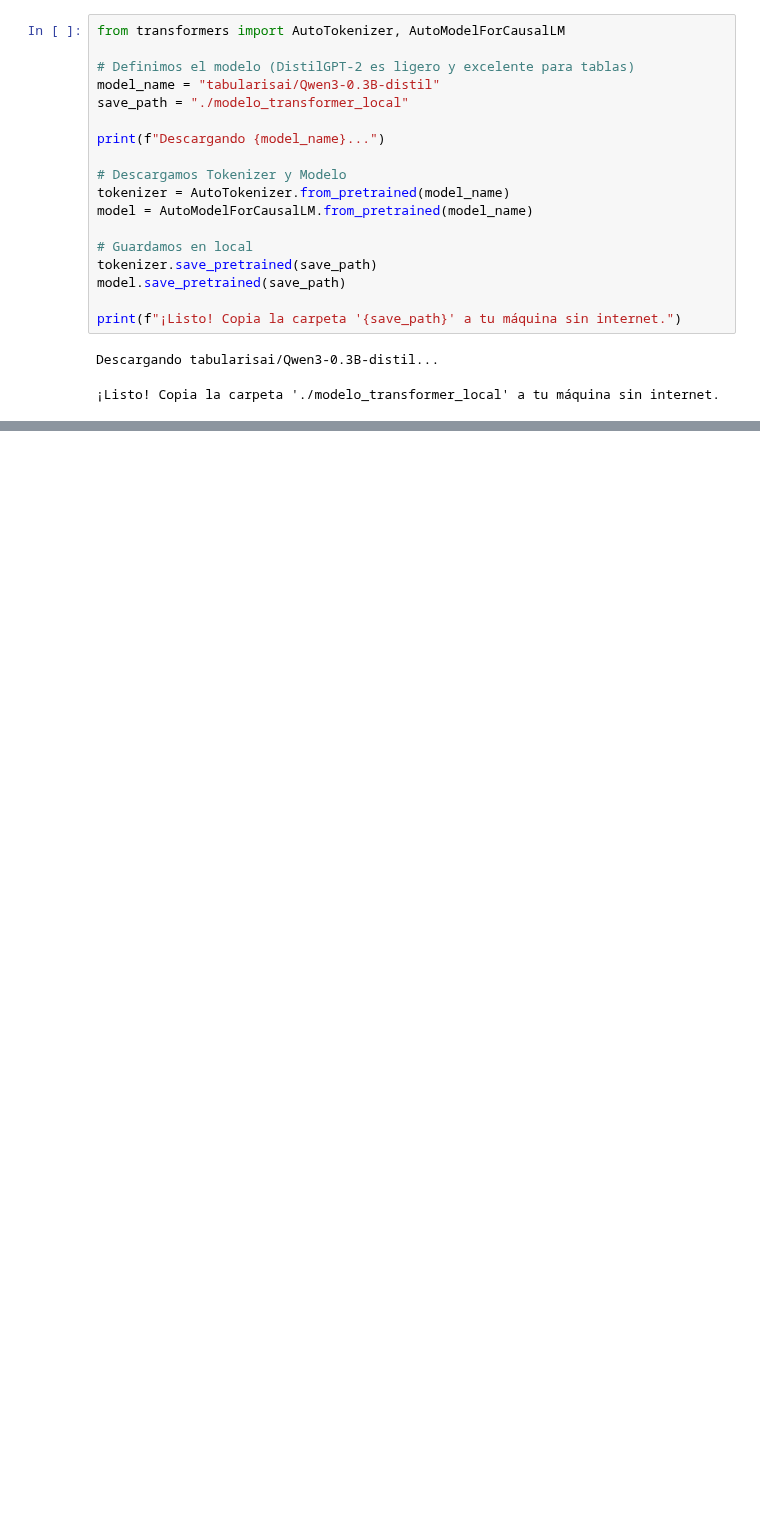
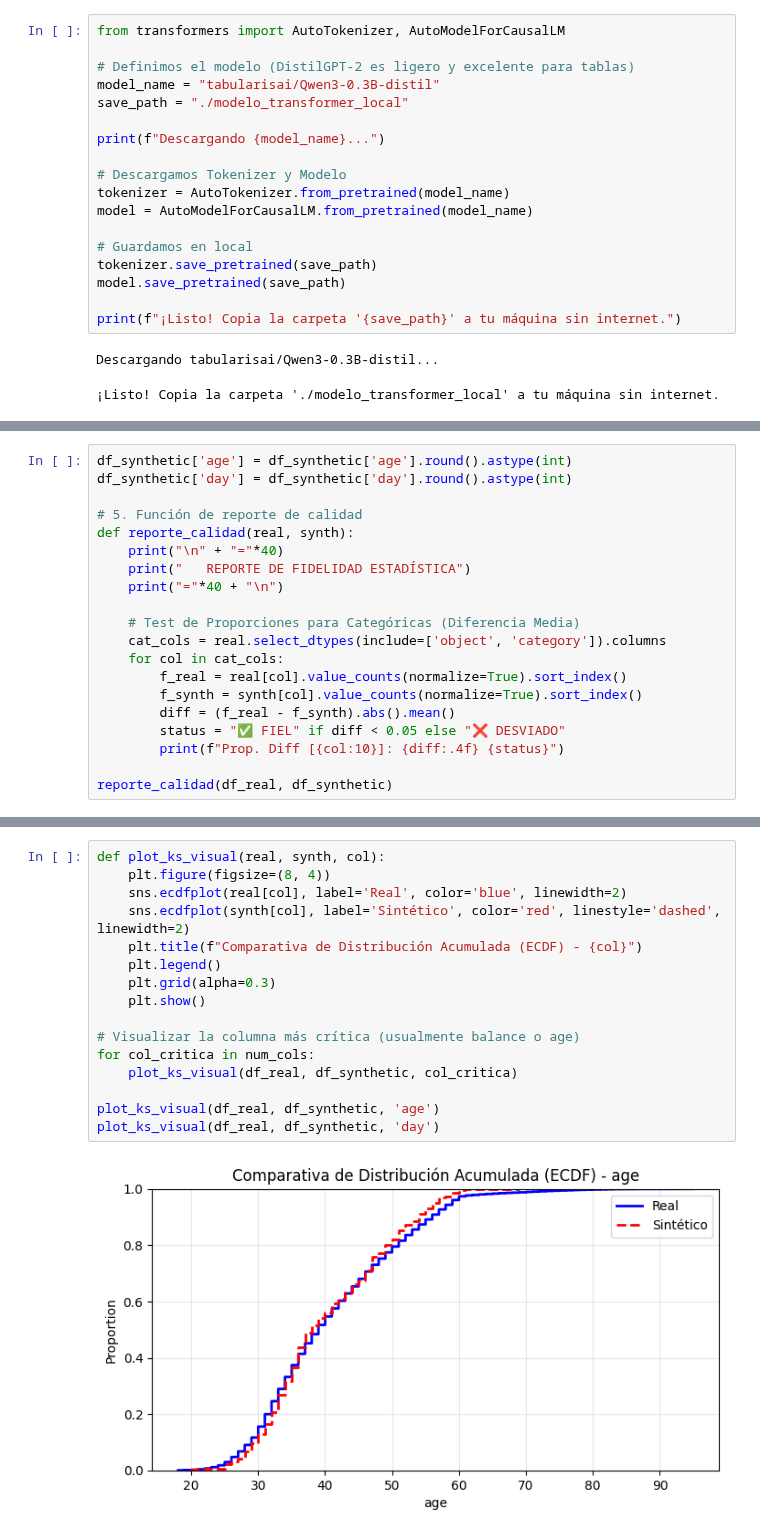
Before and after one commit to perez-alejandrodaniel/synthetic-data-learning, a Jupyter notebook: notebooks/be_great/bank_gpt.ipynb, the cells around one changed output, grey strips where cells are left out. Cells and saved outputs as stored; diff of their text form; blank space fills up the shorter version.

```diff
--- a/notebooks/be_great/bank_gpt.ipynb
+++ b/notebooks/be_great/bank_gpt.ipynb
@@ -145,0 +119,20 @@ Puntaje General: 52.77%
+# %%
+df_synthetic['age'] = df_synthetic['age'].round().astype(int)
+df_synthetic['day'] = df_synthetic['day'].round().astype(int)
+
+# 5. Función de reporte de calidad
+def reporte_calidad(real, synth):
+    print("\n" + "="*40)
+    print("   REPORTE DE FIDELIDAD ESTADÍSTICA")
+    print("="*40 + "\n")
+
+    # Test de Proporciones para Categóricas (Diferencia Media)
+    cat_cols = real.select_dtypes(include=['object', 'category']).columns
+    for col in cat_cols:
+        f_real = real[col].value_counts(normalize=True).sort_index()
+        f_synth = synth[col].value_counts(normalize=True).sort_index()
+        diff = (f_real - f_synth).abs().mean()
+        status = "✅ FIEL" if diff < 0.05 else "❌ DESVIADO"
+        print(f"Prop. Diff [{col:10}]: {diff:.4f} {status}")
+
+reporte_calidad(df_real, df_synthetic)
@@ -145,0 +154,18 @@ Puntaje General: 52.77%
+# %%
+def plot_ks_visual(real, synth, col):
+    plt.figure(figsize=(8, 4))
+    sns.ecdfplot(real[col], label='Real', color='blue', linewidth=2)
+    sns.ecdfplot(synth[col], label='Sintético', color='red', linestyle='dashed', linewidth=2)
+    plt.title(f"Comparativa de Distribución Acumulada (ECDF) - {col}")
+    plt.legend()
+    plt.grid(alpha=0.3)
+    plt.show()
+
+# Visualizar la columna más crítica (usualmente balance o age)
+for col_critica in num_cols:
+    plot_ks_visual(df_real, df_synthetic, col_critica)
+
+plot_ks_visual(df_real, df_synthetic, 'age')
+plot_ks_visual(df_real, df_synthetic, 'day')
+# %% [output]
+[figure, added]
```
Also changed, not shown: parts of 15 cells of this notebook, 15 other files.
